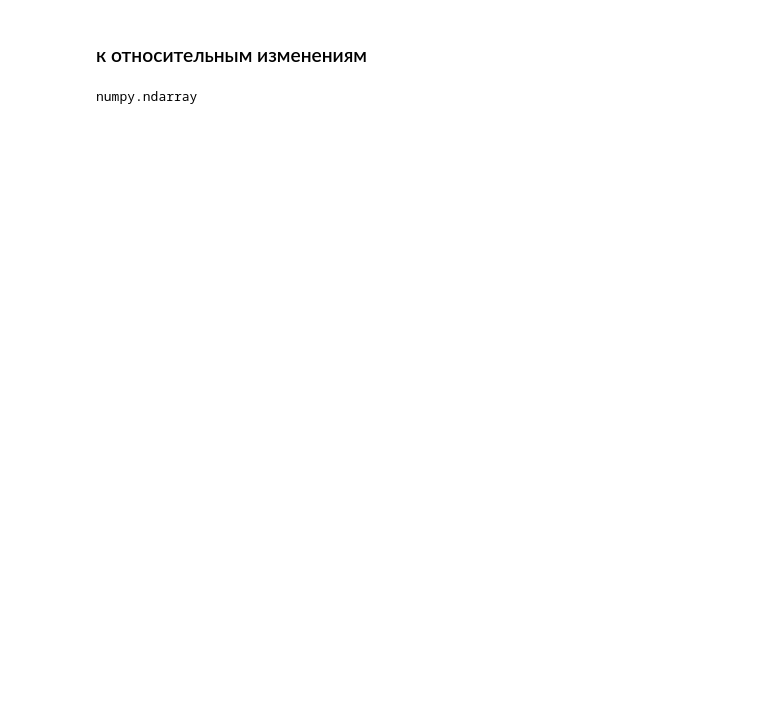
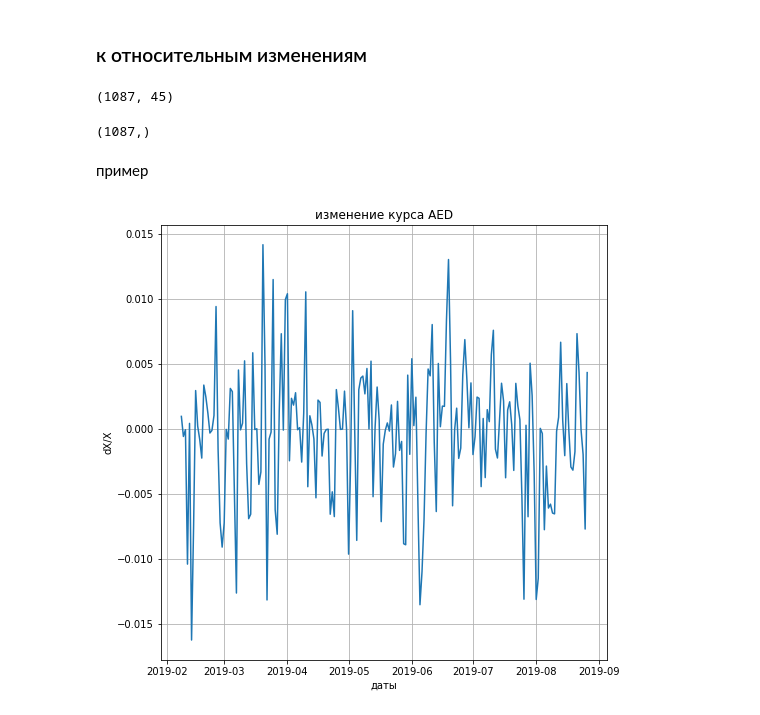
Before and after one commit to prog815/abscur_prediction, a Jupyter notebook: simple_regression_predict.ipynb, the cells around one changed output. Saved outputs shown, nothing was run; the diff lists cells and outputs as text; code cells hidden in the pictures; blank space fills up the shorter version.

```diff
--- a/simple_regression_predict.ipynb
+++ b/simple_regression_predict.ipynb
@@ -88,8 +90,30 @@ dtype: float64
 abs_data_np = abs_data.to_numpy()
 # %%
 d_abs_data_np = (abs_data_np[1:,:]-abs_data_np[0:-1,:])/abs_data_np[0:-1,:]
+d_dates = dates[1:]
-# %% [output]
-numpy.ndarray
+# %%
+d_abs_data_np.shape
+# %% [output]
+(1087, 45)
+# %%
+d_dates.shape
+# %% [output]
+(1087,)
+# %% [markdown]
+пример
+# %%
+samp_index = np.random.randint(d_abs_data_np.shape[1])
+plot_len = 200
+
+plt.figure(figsize=[8,8])
+plt.plot(d_dates[-plot_len:],d_abs_data_np[-plot_len:,samp_index])
+plt.grid()
+plt.ylabel('dX/X')
+plt.xlabel('даты')
+plt.title('изменение курса ' + abs_data.columns[samp_index+1].upper())
+plt.show()
+# %% [output]
+[figure, added]
 # %% [markdown]
 ![alt text](https://github.com/prog815/abscur_prediction/raw/master/003.jpg)
 # %% [markdown]
```
Also changed, not shown: parts of 6 cells of this notebook.
